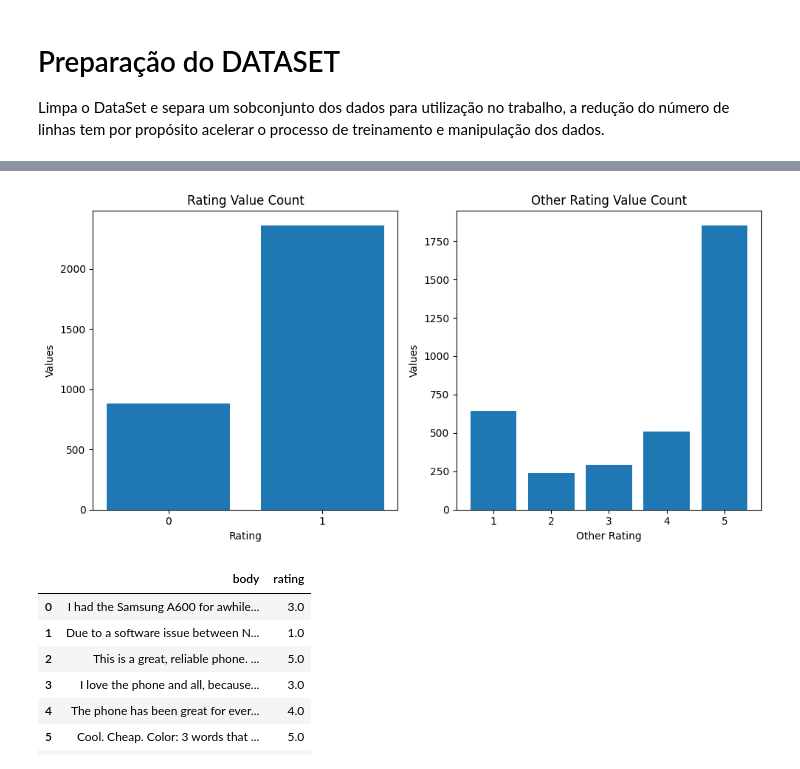
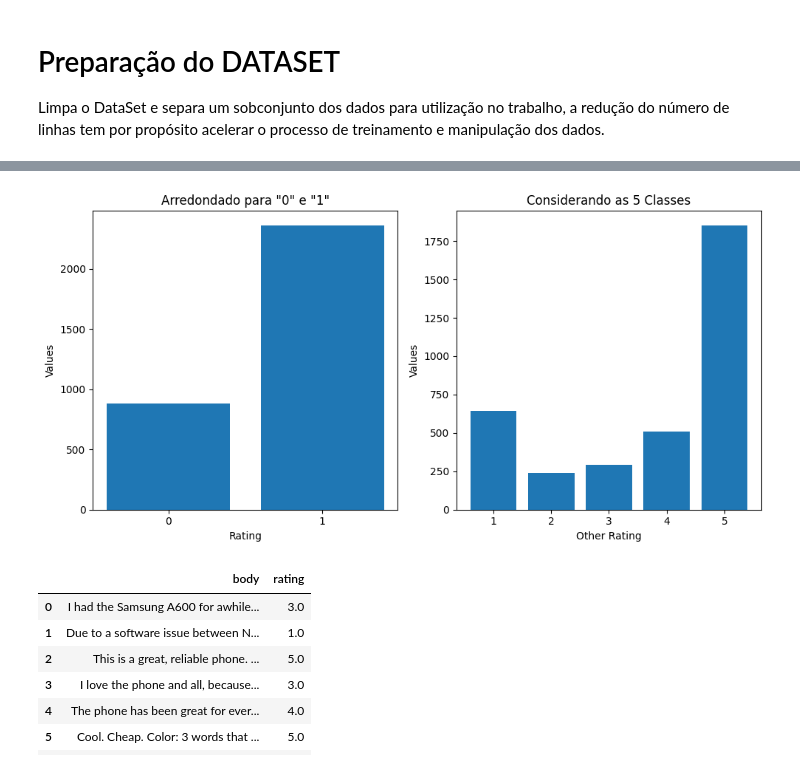
Before and after one commit to safreitas2000/ml-analytics-mvp, a Jupyter notebook: BERT_MVP_V05.ipynb, the cells around one changed output, grey strips where cells are left out. Saved outputs shown, nothing was run; the diff lists cells and outputs as text; code cells hidden in the pictures.

```diff
--- a/BERT_MVP_V05.ipynb
+++ b/BERT_MVP_V05.ipynb
@@ -94,27 +94,27 @@ rat_mult=df_mult.rating.value_counts()
 # %%
 import matplotlib.pyplot as plt
 
 # Criação da grade de subplots
 fig, axes = plt.subplots(1, 2, figsize=(10, 5))
 
 # Plotagem do primeiro gráfico
 axes[0].bar(rat_bin.index, rat_bin.values)
 axes[0].set_xticks(rat_bin.index)
 axes[0].set_xlabel('Rating')
 axes[0].set_ylabel('Values')
-axes[0].set_title('Rating Value Count')
+axes[0].set_title('Arredondado para "0" e "1"')
 
 # Plotagem do segundo gráfico
 axes[1].bar(rat_mult.index, rat_mult.values)
 axes[1].set_xlabel('Other Rating')
 axes[1].set_ylabel('Values')
-axes[1].set_title('Other Rating Value Count')
+axes[1].set_title('Considerando as 5 Classes')
 
 # Ajuste de layout e exibição dos gráficos
 plt.tight_layout()
 plt.show()
 # %% [output]
-[figure, old version]
+[figure, new version]
 # %%
 df_bin.loc[:, "body"] = df_bin["body"].str.encode("ascii", "ignore").str.decode("utf-8")
 df_bin.loc[:, "body"] = df_mult["body"].str.encode("ascii", "ignore").str.decode("utf-8")
```
Also changed, not shown: parts of 13 cells of this notebook.
